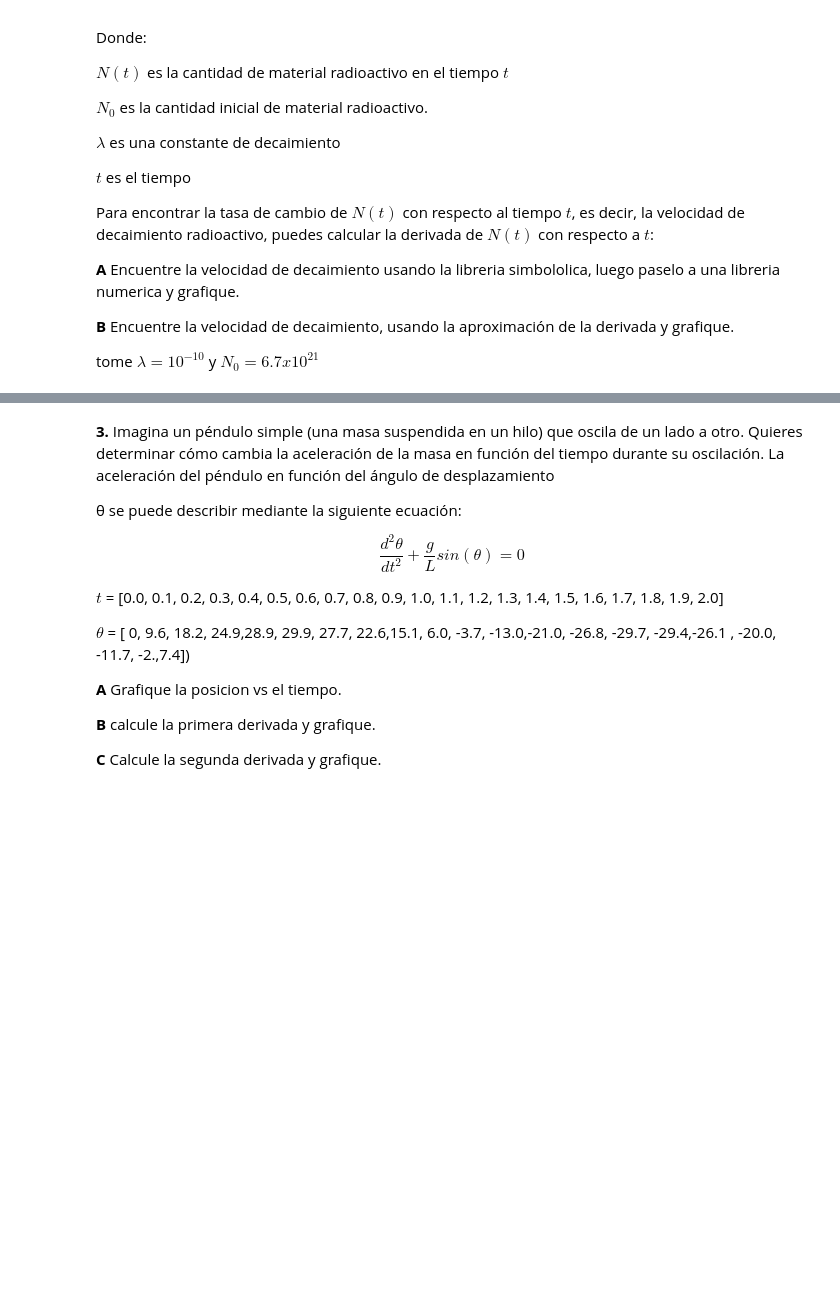
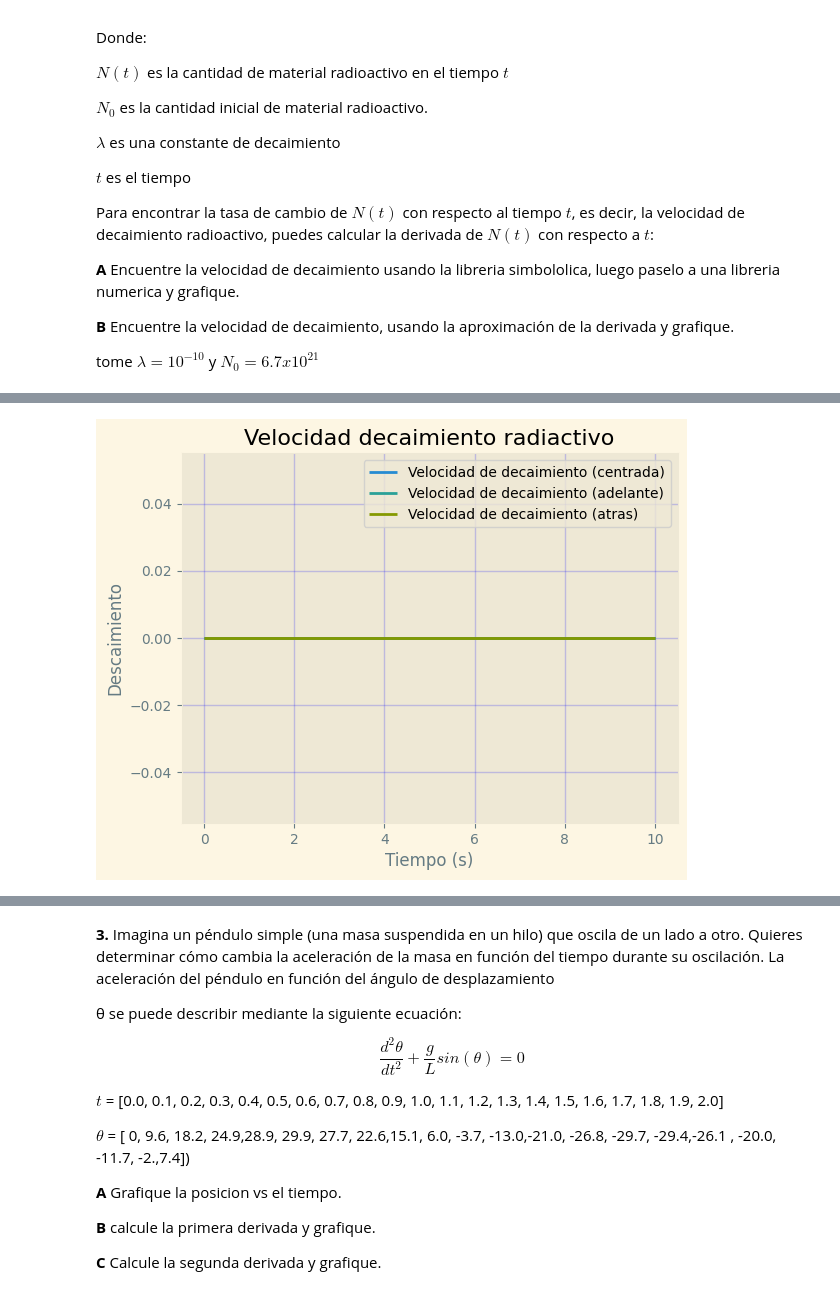
Before and after one commit to estivengrx/computational_methods_physics_astronomy, a Jupyter notebook: Workshops/Taller_04_EstivenCastrillon.ipynb, the cells around one changed output, grey strips where cells are left out. Cells and saved outputs as stored; diff of their text form; code cells hidden in the pictures; blank space fills up the shorter version.

```diff
--- a/Workshops/Taller_04_EstivenCastrillon.ipynb
+++ b/Workshops/Taller_04_EstivenCastrillon.ipynb
@@ -121,2 +125,35 @@ print(f'Derivada de la función de decaimiento radiactivo: {decaimiento_derivada
 Función de decaimiento radiactivo: 6.7e+21*exp(-1.0e-9*t)
 Derivada de la función de decaimiento radiactivo: -6700000000000.0*exp(-1.0e-9*t)
+# %%
+# B) Encuentre la velocidad de decaimiento, usando la aproximación de la derivada y grafique.
+
+def func_decaimento(x):
+    return N_0 * np.exp(-lambda_ * x)
+
+# Definición de la función aproximación de la derivada
+def derivative(f, a, method='centrada', h=10e-21):
+    if method == 'centrada':
+        return (f(a + h) - f(a - h))/(2*h)
+    elif method == 'adelante':
+        return (f(a + h) - f(a))/h
+    elif method == 'atras':
+        return (f(a) - f(a - h))/h
+    else:
+        raise ValueError("Los métodos pueden ser 'centrada', 'adelante' o 'atras'.")
+
+velocidad_dec_aprox_c = derivative(func_decaimento, t_nuevo, method='centrada')
+velocidad_dec_aprox_ad = derivative(func_decaimento, t_nuevo, method='adelante')
+velocidad_dec_aprox_at = derivative(func_decaimento, t_nuevo, method='atras')
+
+# Gráfica de la velocidad de decaimiento por aproximación
+plt.plot(t_nuevo, velocidad_dec_aprox_c, label='Velocidad de decaimiento (centrada)')
+plt.plot(t_nuevo, velocidad_dec_aprox_ad, label='Velocidad de decaimiento (adelante)')
+plt.plot(t_nuevo, velocidad_dec_aprox_at, label='Velocidad de decaimiento (atras)')
+plt.xlabel('Tiempo (s)')
+plt.ylabel('Descaimiento')
+plt.title('Velocidad decaimiento radiactivo')
+plt.grid(True, alpha=0.2, color='b')
+plt.legend()
+plt.show()
+# %% [output]
+[figure, added]
```
Also changed, not shown: parts of 9 cells of this notebook.
